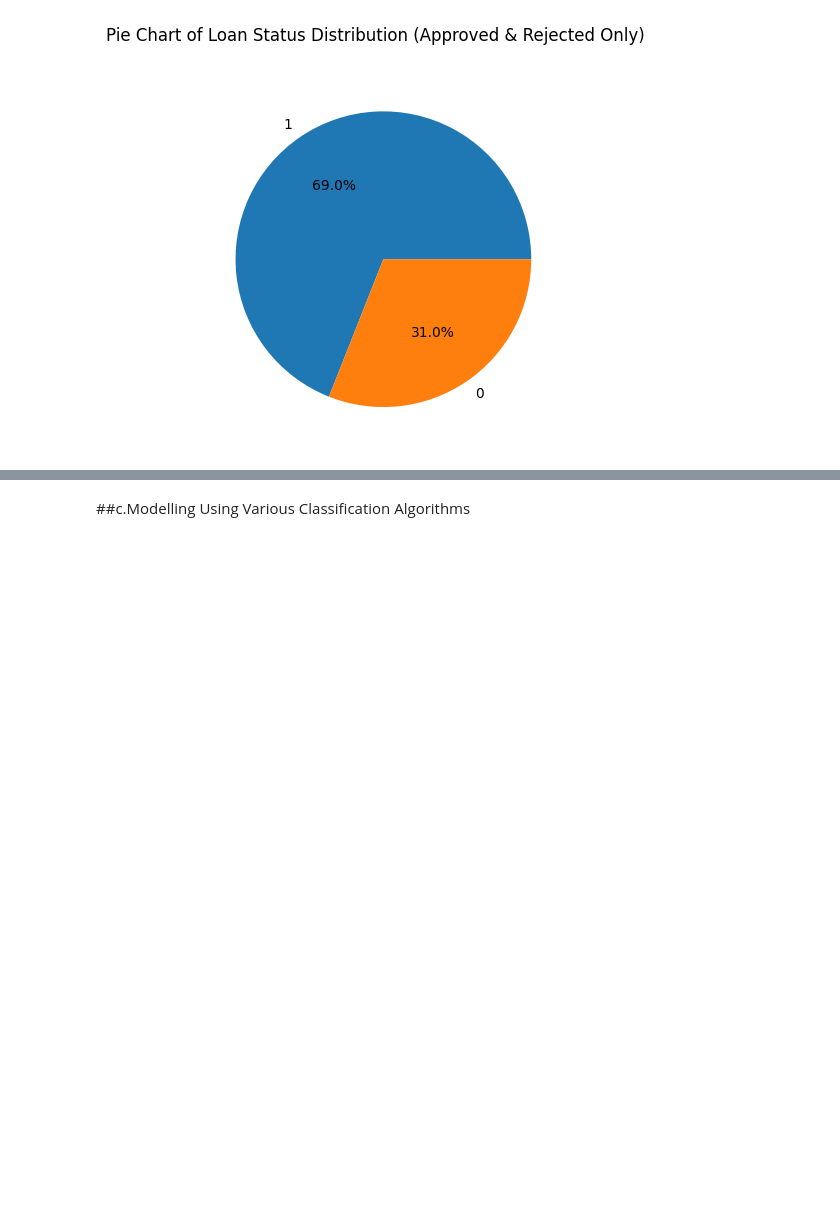
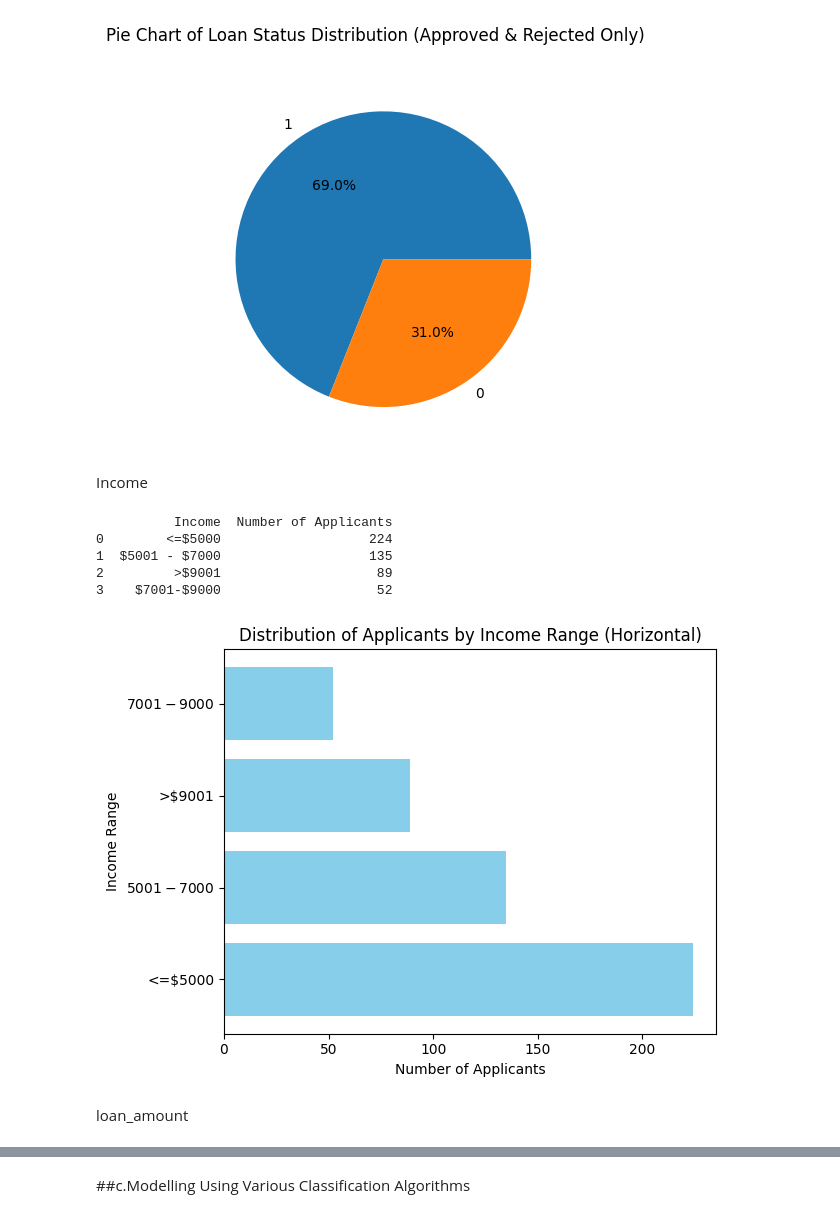
Before and after one commit to Git-Hub-Collaboration/MSC-Collaboration-V1, a Jupyter notebook: Datascience_Loan_Prediction.ipynb, the cells around one changed output, grey strips where cells are left out. Drawn from its saved outputs; the diff is of its cells as text; code cells hidden in the pictures; blank space fills up the shorter version.

Commit message:
Eric Visualization

```diff
--- a/Datascience_Loan_Prediction.ipynb
+++ b/Datascience_Loan_Prediction.ipynb
@@ -170,3 +144,30 @@ plt.suptitle('Pie Chart of Loan Status Distribution (Approved & Rejected Only)')
 plt.show()
 # %% [output]
 [figure]
+# %% [markdown]
+Income
+# %%
+income_ranges = ['<=$5000', '$5001 - $7000', '$7001-$9000', '>$9001']
+cut_points = [0, 5000, 7000, 9000, float('inf')]
+
+grouped_income = pd.cut(data['Total_Income'], bins=cut_points, labels=income_ranges) \
+                 .value_counts().reset_index()
+grouped_income.columns = ['Income', 'Number of Applicants']
+print(grouped_income)
+# %% [output]
+          Income  Number of Applicants
+0        <=$5000                   224
+1  $5001 - $7000                   135
+2         >$9001                    89
+3    $7001-$9000                    52
+# %%
+plt.barh(grouped_income['Income'], grouped_income['Number of Applicants'], color='skyblue')
+plt.xlabel('Number of Applicants')
+plt.ylabel('Income Range')
+plt.title('Distribution of Applicants by Income Range (Horizontal)')
+plt.tight_layout()
+plt.show()
+# %% [output]
+[figure, added]
+# %% [markdown]
+loan_amount
```
Also changed, not shown: parts of 31 cells of this notebook.
